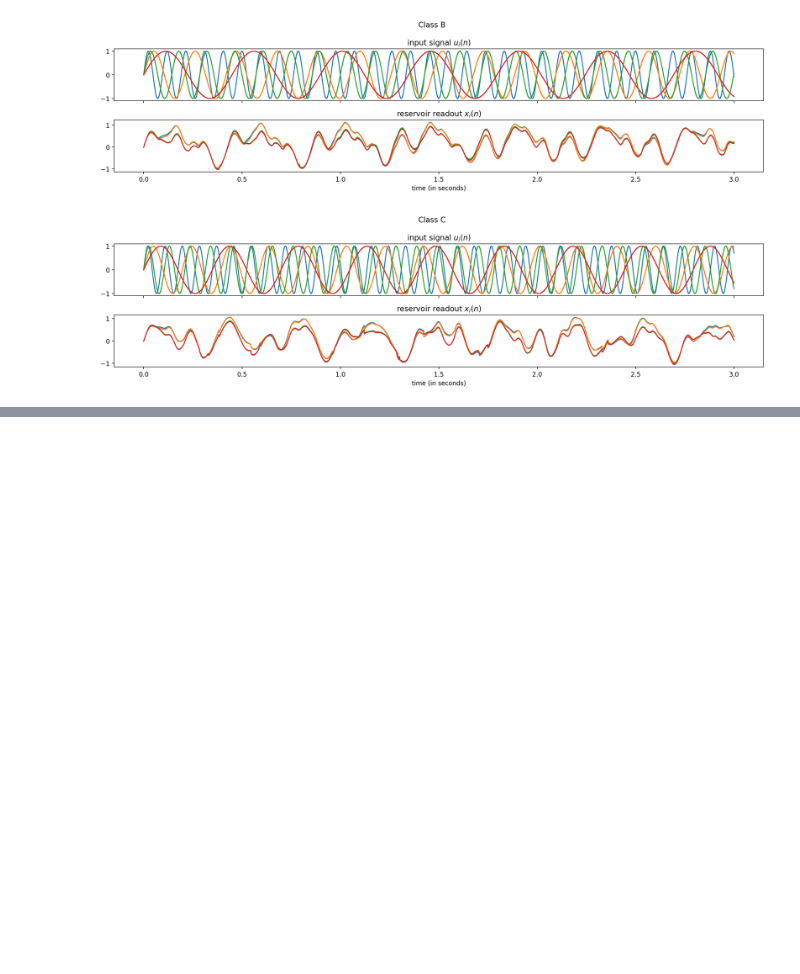
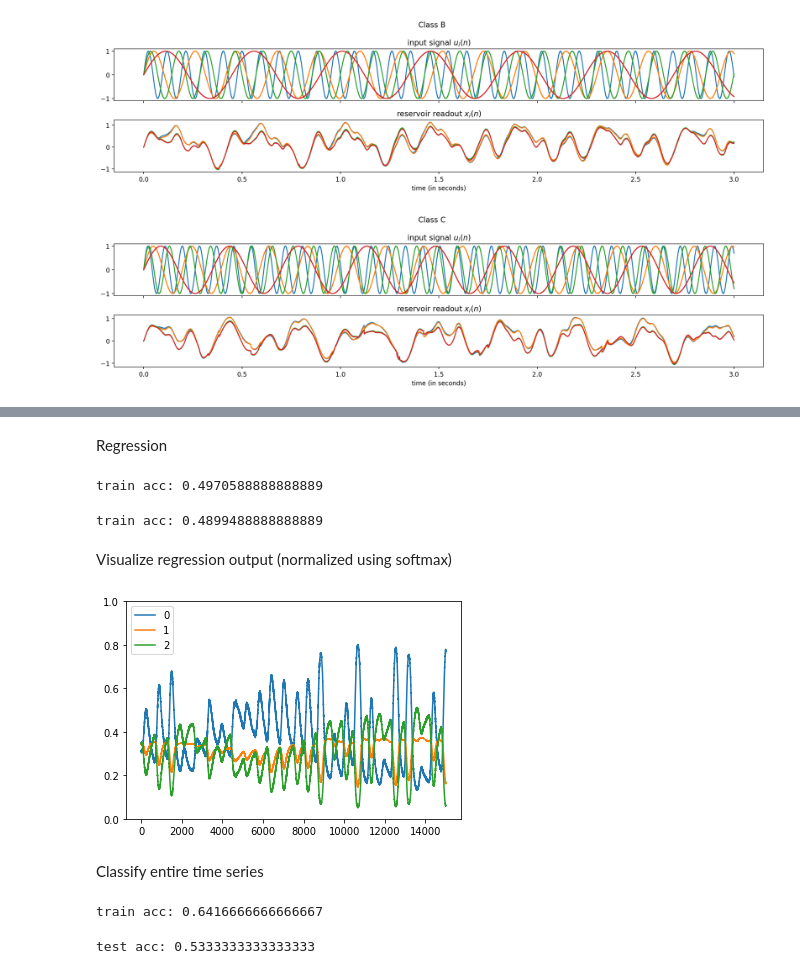
Before and after one commit to stevenabreu7/handson_reservoir, a Jupyter notebook: iris/iris.ipynb, the cells around one changed output, grey strips where cells are left out. Saved outputs shown, nothing was run; the diff lists cells and outputs as text; code cells hidden in the pictures; blank space fills up the shorter version.

```diff
--- a/iris/iris.ipynb
+++ b/iris/iris.ipynb
@@ -61,0 +95,12 @@ plot_u_x(dfs[125])
+# %%
+train_idxs = list(range(0, 40)) + list(range(50, 90)) + list(range(100, 140))
+test_idxs = list(range(40, 50)) + list(range(90, 100)) + list(range(140, 150))
+u_train = u[train_idxs]
+u_test = u[test_idxs]
+x_train = x[train_idxs]
+x_test = x[test_idxs]
+y_train = y[train_idxs]
+y_test = y[test_idxs]
+# %%
+N_train = u_train.shape[0]
+N_test = u_test.shape[0]
@@ -61,0 +136,50 @@ plot_u_x(dfs[125])
+# %% [markdown]
+Regression
+# %%
+model = sklearn.linear_model.Ridge(alpha=0.1)
+model = model.fit(x_train.reshape((N_train*T, -1)), y_train.reshape((N_train*T, -1)))
+# %%
+y_pred_train = model.predict(x_train.reshape((N_train*T, -1)))
+boolarr = np.argmax(y_pred_train, axis=1) == np.argmax(y_train.reshape((N_train*T, -1)), axis=1)
+print(f'train acc: {np.sum(boolarr) / boolarr.shape[0]}')
+# %% [output]
+train acc: 0.4970588888888889
+# %%
+y_pred_test = model.predict(x_test.reshape((N_test*T, -1)))
+boolarr = np.argmax(y_pred_test, axis=1) == np.argmax(y_test.reshape((N_test*T, -1)), axis=1)
+print(f'train acc: {np.sum(boolarr) / boolarr.shape[0]}')
+# %% [output]
+train acc: 0.4899488888888889
+# %% [markdown]
+Visualize regression output (normalized using softmax)
+# %%
+pred = y_pred_train.reshape((N_train, T, -1))[0]
+a = np.exp(pred[:,0]) / np.sum(np.exp(pred), axis=1)
+b = np.exp(pred[:,1]) / np.sum(np.exp(pred), axis=1)
+c = np.exp(pred[:,2]) / np.sum(np.exp(pred), axis=1)
+plt.plot(a, label='0')
+plt.plot(b, label='1')
+plt.plot(c, label='2')
+plt.ylim(0,1)
+plt.legend(loc='upper left')
+plt.plot(dpi=200);
+# %% [output]
+[figure, added]
+# %% [markdown]
+Classify entire time series
+# %%
+y_pred_train = model.predict(x_train.reshape((N_train*T, -1)))
+pred = y_pred_train.reshape((N_train, T, -1))
+pred = np.argmax(np.apply_along_axis(np.bincount, axis=1, arr=np.argmax(pred, axis=2)), axis=1)
+true = np.argmax(y_train[:,0,:].reshape((N_train, -1)), axis=1)
+print(f'train acc: {np.sum(pred == true) / true.shape[0]}')
+# %% [output]
+train acc: 0.6416666666666667
+# %%
+y_pred_test = model.predict(x_test.reshape((N_test*T, -1)))
+pred = y_pred_test.reshape((N_test, T, -1))
+pred = np.argmax(np.apply_along_axis(np.bincount, axis=1, arr=np.argmax(pred, axis=2)), axis=1)
+true = np.argmax(y_train[:,0,:].reshape((N_test, -1)), axis=1)
+print(f'test acc: {np.sum(pred == true) / true.shape[0]}')
+# %% [output]
+test acc: 0.5333333333333333
```
Also changed, not shown: parts of 19 cells of this notebook.
